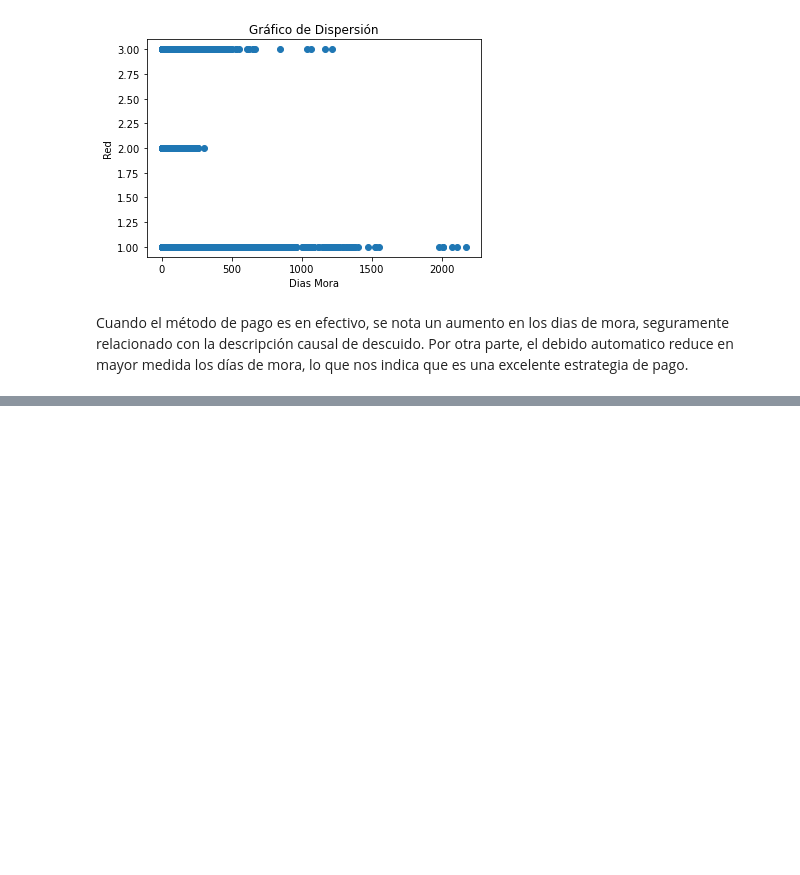
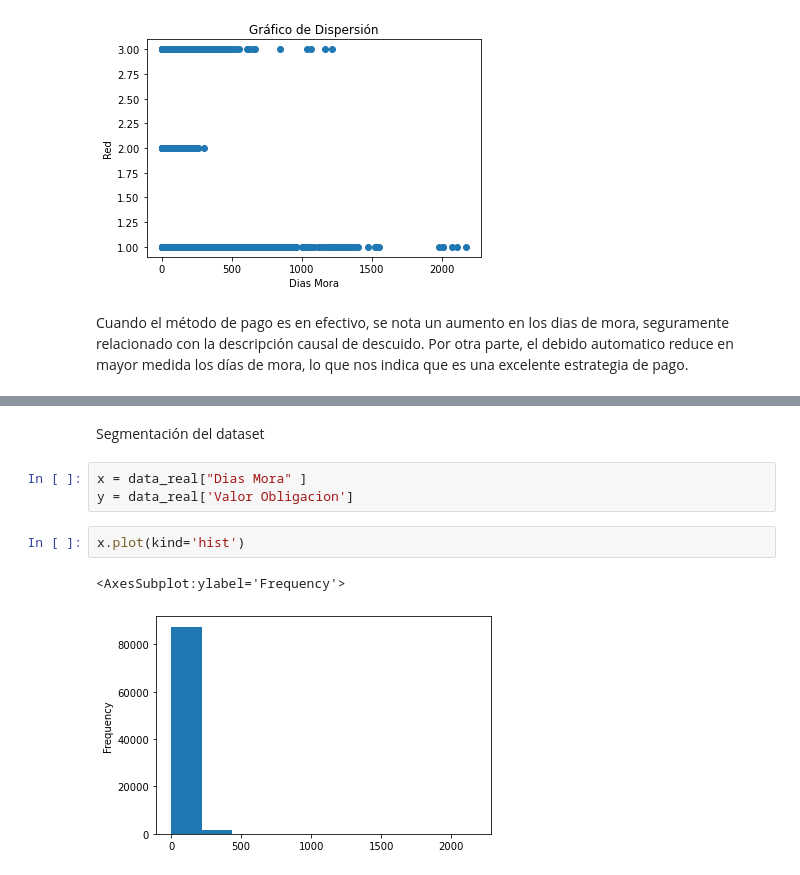
Before and after one commit to lucianarpo14/proyectoEAFIT, a Jupyter notebook: Proyecto1.ipynb, the cells around one changed output, grey strips where cells are left out. Drawn from its saved outputs; the diff is of its cells as text; blank space fills up the shorter version.

```diff
--- a/Proyecto1.ipynb
+++ b/Proyecto1.ipynb
@@ -691,0 +740,10 @@ Cuando el método de pago es en efectivo, se nota un aumento en los dias de mora
+# %% [markdown]
+Segmentación del dataset
+# %%
+x = data_real["Dias Mora" ]
+y = data_real['Valor Obligacion']
+# %%
+x.plot(kind='hist')
+# %% [output]
+<AxesSubplot:ylabel='Frequency'>
+[figure, added]
```
Also changed, not shown: parts of 19 cells of this notebook.
